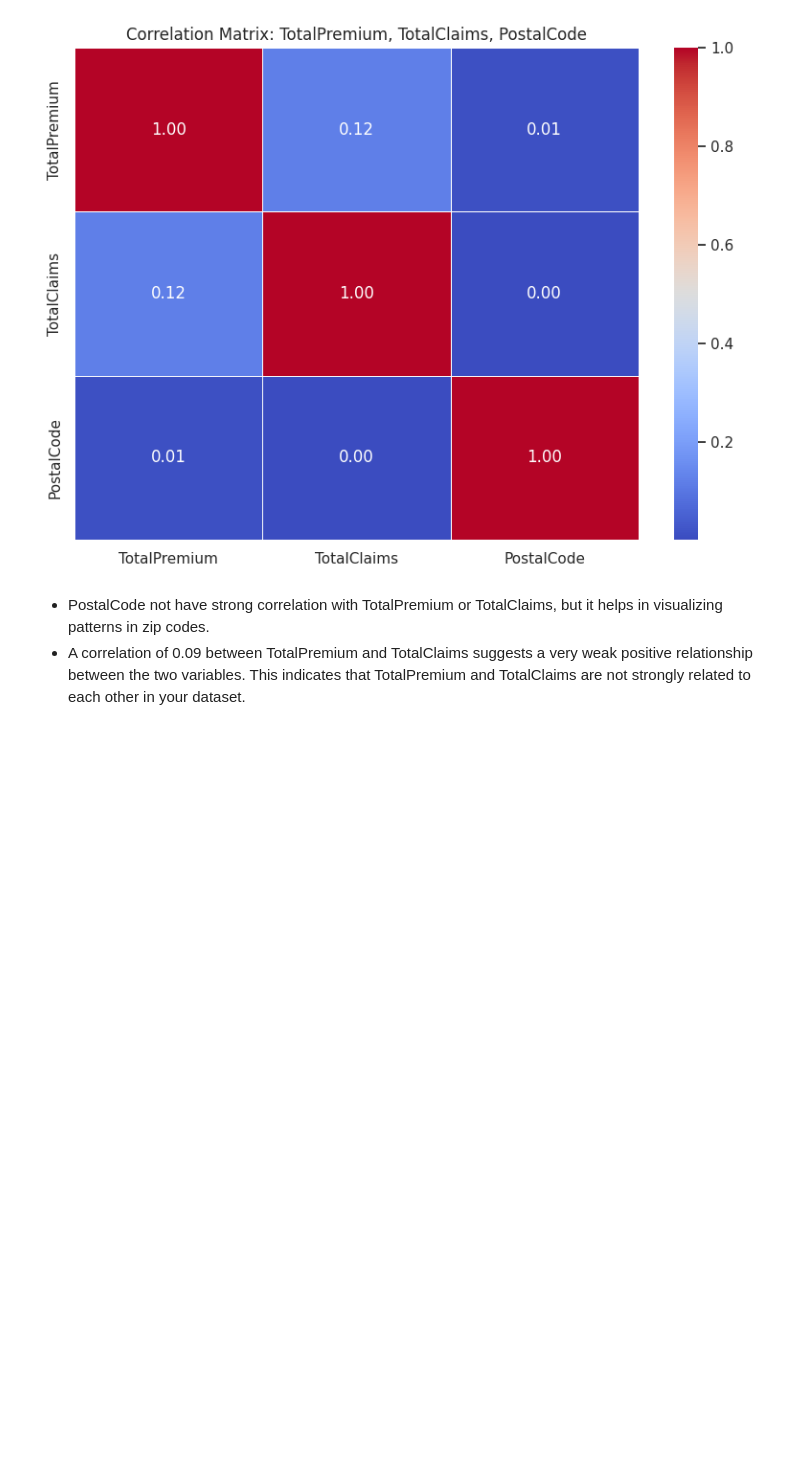
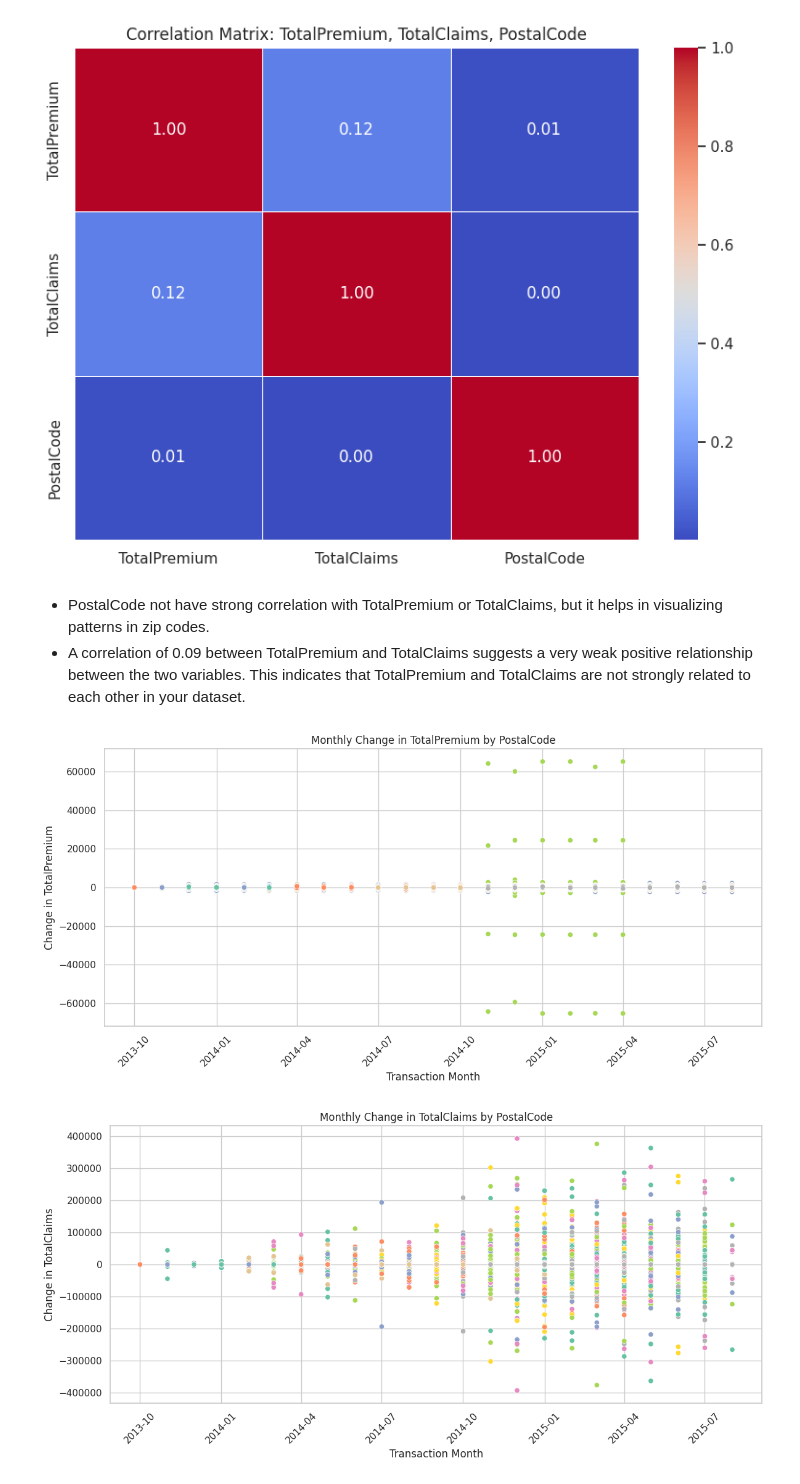
Before and after one commit to wendirad/weekThree, a Jupyter notebook: notebooks/task_1.ipynb, the cells around one changed output. Drawn from its saved outputs; the diff is of its cells as text; code cells hidden in the pictures; blank space fills up the shorter version.

Commit message:
(feat) data comparison

```diff
--- a/notebooks/task_1.ipynb
+++ b/notebooks/task_1.ipynb
@@ -197,3 +197,53 @@ plt.show()
 # %% [markdown]
 - PostalCode not have strong correlation with TotalPremium or TotalClaims, but it helps in visualizing patterns in zip codes.
 - A correlation of 0.09 between TotalPremium and TotalClaims suggests a very weak positive relationship between the two variables. This indicates that TotalPremium and TotalClaims are not strongly related to each other in your dataset.
+# %%
+# Ensure 'TransactionMonth' is in datetime format
+data['TransactionMonth'] = pd.to_datetime(data['TransactionMonth'])
+
+# Sort data for analysis by PostalCode and TransactionMonth
+data = data.sort_values(['PostalCode', 'TransactionMonth'])
+
+# Compute monthly differences for TotalPremium and TotalClaims per PostalCode
+data['ChangeInPremium'] = data.groupby('PostalCode')['TotalPremium'].diff()
+data['ChangeInClaims'] = data.groupby('PostalCode')['TotalClaims'].diff()
+
+# Remove rows with NaN values from the computed changes
+filtered_data = data.dropna(subset=['ChangeInPremium', 'ChangeInClaims'])
+
+# Plot the monthly change in TotalPremium
+plt.figure(figsize=(12, 6))
+sns.scatterplot(
+    x='TransactionMonth',
+    y='ChangeInPremium',
+    data=filtered_data,
+    hue='PostalCode',
+    palette='Set2',
+    legend=None
+)
+plt.title('Monthly Change in TotalPremium by PostalCode')
+plt.xlabel('Transaction Month')
+plt.ylabel('Change in TotalPremium')
+plt.xticks(rotation=45)
+plt.tight_layout()
+plt.show()
+
+# Plot the monthly change in TotalClaims
+plt.figure(figsize=(12, 6))
+sns.scatterplot(
+    x='TransactionMonth',
+    y='ChangeInClaims',
+    data=filtered_data,
+    hue='PostalCode',
+    palette='Set2',
+    legend=None
+)
+plt.title('Monthly Change in TotalClaims by PostalCode')
+plt.xlabel('Transaction Month')
+plt.ylabel('Change in TotalClaims')
+plt.xticks(rotation=45)
+plt.tight_layout()
+plt.show()
+# %% [output]
+[figure, added]
+[figure, added]
```
Also changed, not shown: parts of 6 cells of this notebook.
